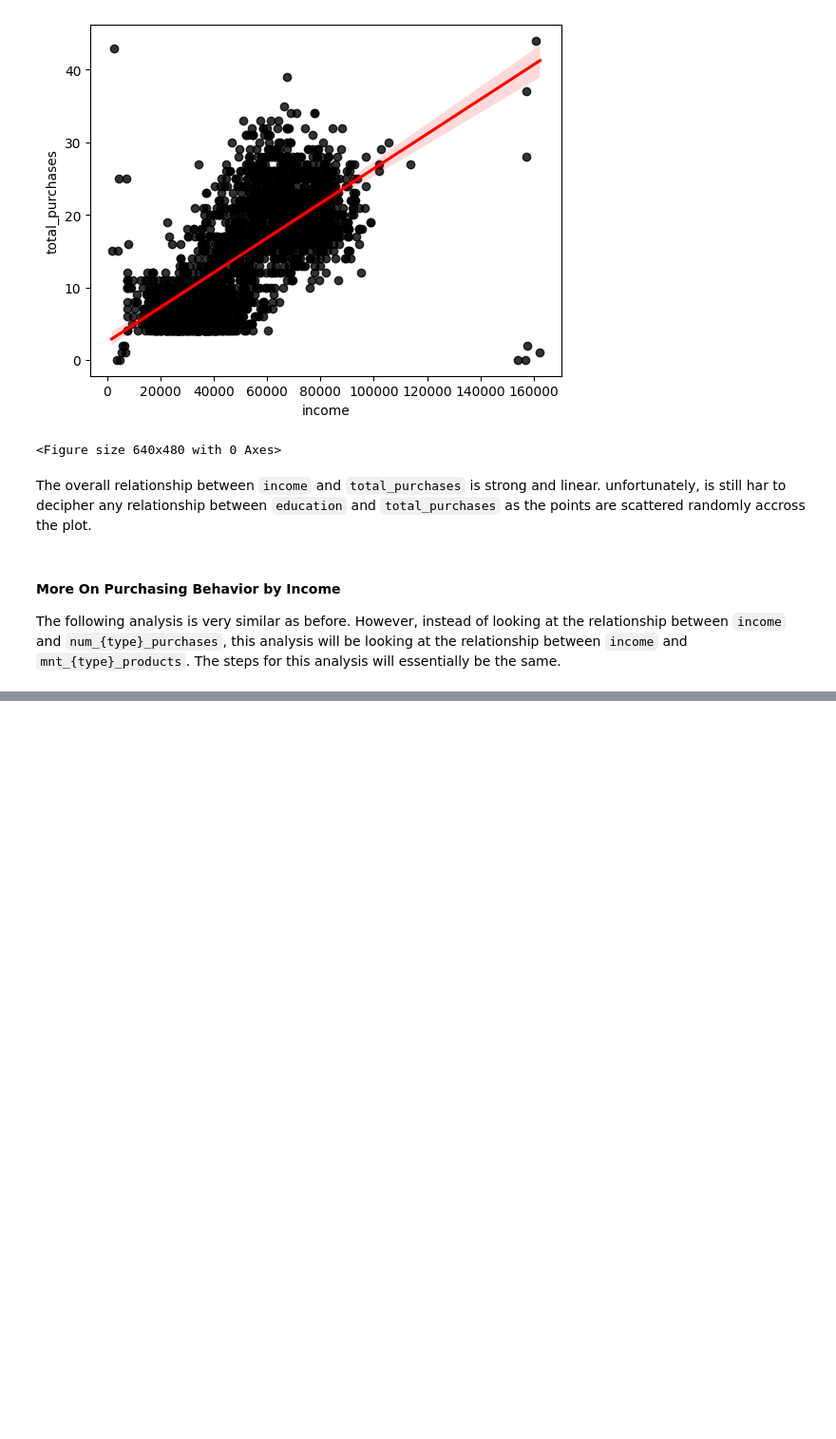
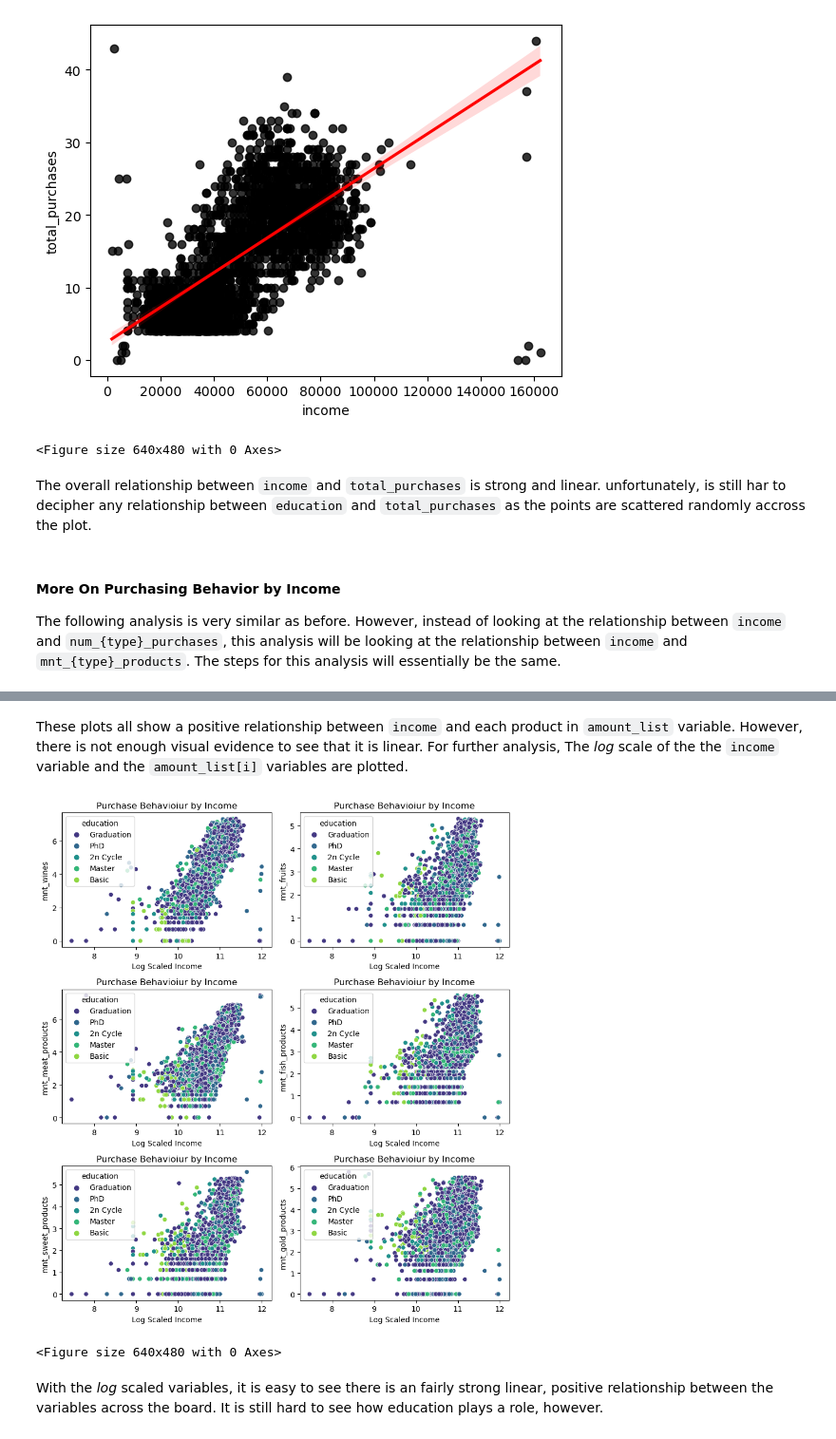
Before and after one commit to dorinMaraku/da-portfolio, a Jupyter notebook: marketing_data_analysis.ipynb, the cells around one changed output, grey strips where cells are left out. Shown at 95% size. Saved outputs shown, nothing was run; the diff lists cells and outputs as text; code cells hidden in the pictures; blank space fills up the shorter version.

```diff
--- a/marketing_data_analysis.ipynb
+++ b/marketing_data_analysis.ipynb
@@ -544,12 +410,0 @@ df = data[col_products]
-# %%
-fig, ax = plt.subplots(figsize=(12,6))
-
-sns.boxplot(df, palette=colors, legend=False)
-ax.set_yscale('log')
-plt.title('Products Bought Boxplot')
-plt.xlabel('Products Bought')
-plt.ylabel('Amount of Bought Products (log scale)')
-ax.yaxis.grid(alpha=0.3)
-
-plt.show()
-plt.clf()
@@ -572,0 +439,21 @@ plt.clf()
+# %% [markdown]
+These plots all show a positive relationship between `income` and each product in `amount_list` variable. However, there is not enough visual evidence to see that it is linear. For further analysis, The *log* scale of the the `income` variable and the `amount_list[i]` variables are plotted.
+# %%
+axes  = [None for column in amount_list]
+plot = 0
+fig = plt.figure(figsize=(9,10))
+for i in range(len(amount_list)):
+    plot += 1
+    ax = plt.subplot( 3, 2, plot)
+    sns.scatterplot(x=np.log(data.income), y=np.log(data[amount_list[i]]),
+                    hue=data.education, palette = 'viridis')
+    ax.set_xlabel('Log Scaled Income')
+    plt.title('Purchase Behavioiur by Income')
+plt.tight_layout()
+plt.show()
+plt.clf()
+# %% [output]
+[figure, added]
+<Figure size 640x480 with 0 Axes>
+# %% [markdown]
+With the *log* scaled variables, it is easy to see there is an fairly strong linear, positive relationship between the variables across the board. It is still hard to see how education plays a role, however.
```
Also changed, not shown: parts of 74 cells of this notebook.
